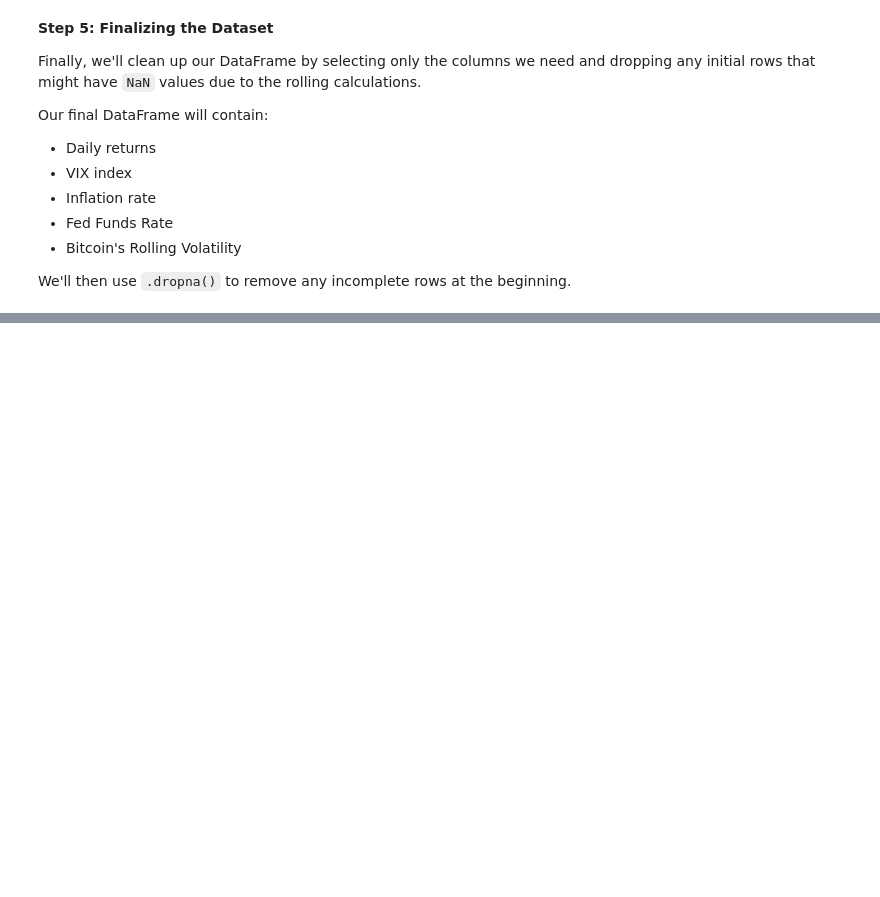
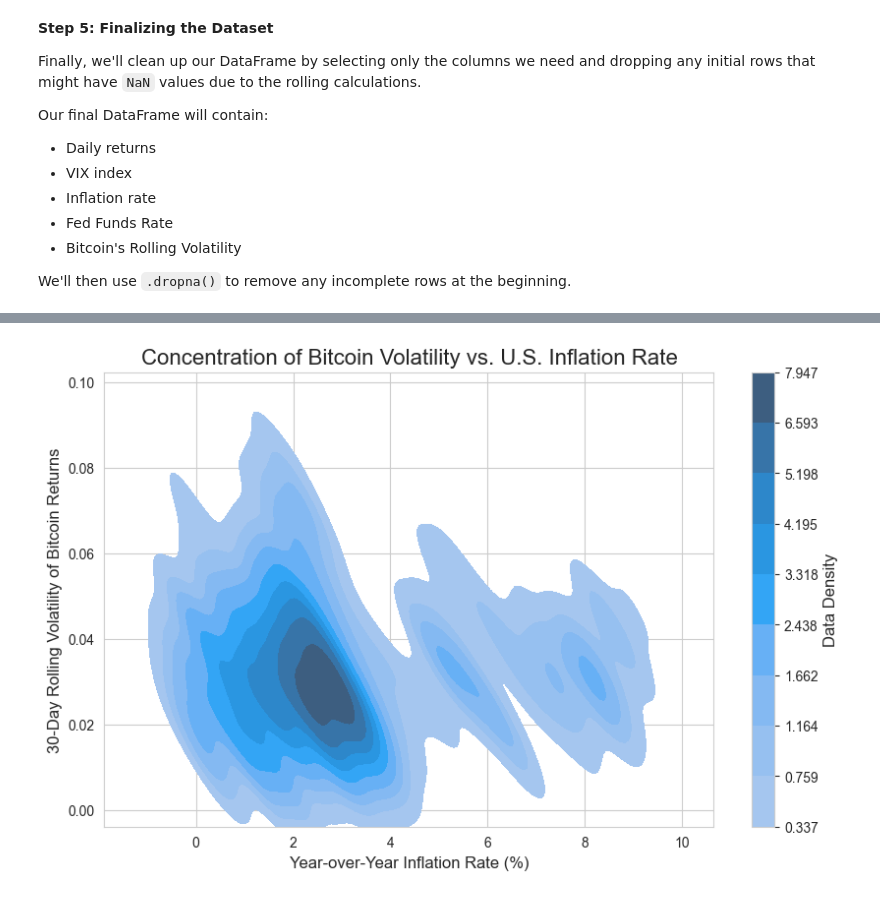
Before and after one commit to rafanahmed/Data-Mining---ITCS-3162, a Jupyter notebook: Project1-Draft.ipynb, the cells around one changed output, grey strips where cells are left out. Saved outputs shown, nothing was run; the diff lists cells and outputs as text; code cells hidden in the pictures; blank space fills up the shorter version.

```diff
--- a/Project1-Draft.ipynb
+++ b/Project1-Draft.ipynb
@@ -297,0 +412,29 @@ print(final_df.isnull().sum().sum()) # Should print 0
+# %%
+# --- Import Libraries ---
+import seaborn as sns
+import matplotlib.pyplot as plt
+
+# --- Create the 2D Density Plot ---
+sns.set_style("whitegrid")
+plt.figure(figsize=(10, 6))
+
+# Use kdeplot and store the axes object in the 'ax' variable
+ax = sns.kdeplot(data=final_df, x='Inflation_Rate', y='BTC_Volatility',
+                 fill=True, cbar=True)
+
+
+# --- Add Label to Color Bar ---
+# Access the color bar (which is the last axes object on the figure) and set its label
+ax.figure.axes[-1].set_ylabel('Data Density', fontsize=12)
+
+
+# --- Add Titles and Labels ---
+plt.title('Concentration of Bitcoin Volatility vs. U.S. Inflation Rate', fontsize=16)
+plt.xlabel('Year-over-Year Inflation Rate (%)', fontsize=12)
+plt.ylabel('30-Day Rolling Volatility of Bitcoin Returns', fontsize=12)
+
+
+# --- Display the Plot ---
+plt.show()
+# %% [output]
+[figure, added]
```
Also changed, not shown: parts of 6 cells of this notebook.
